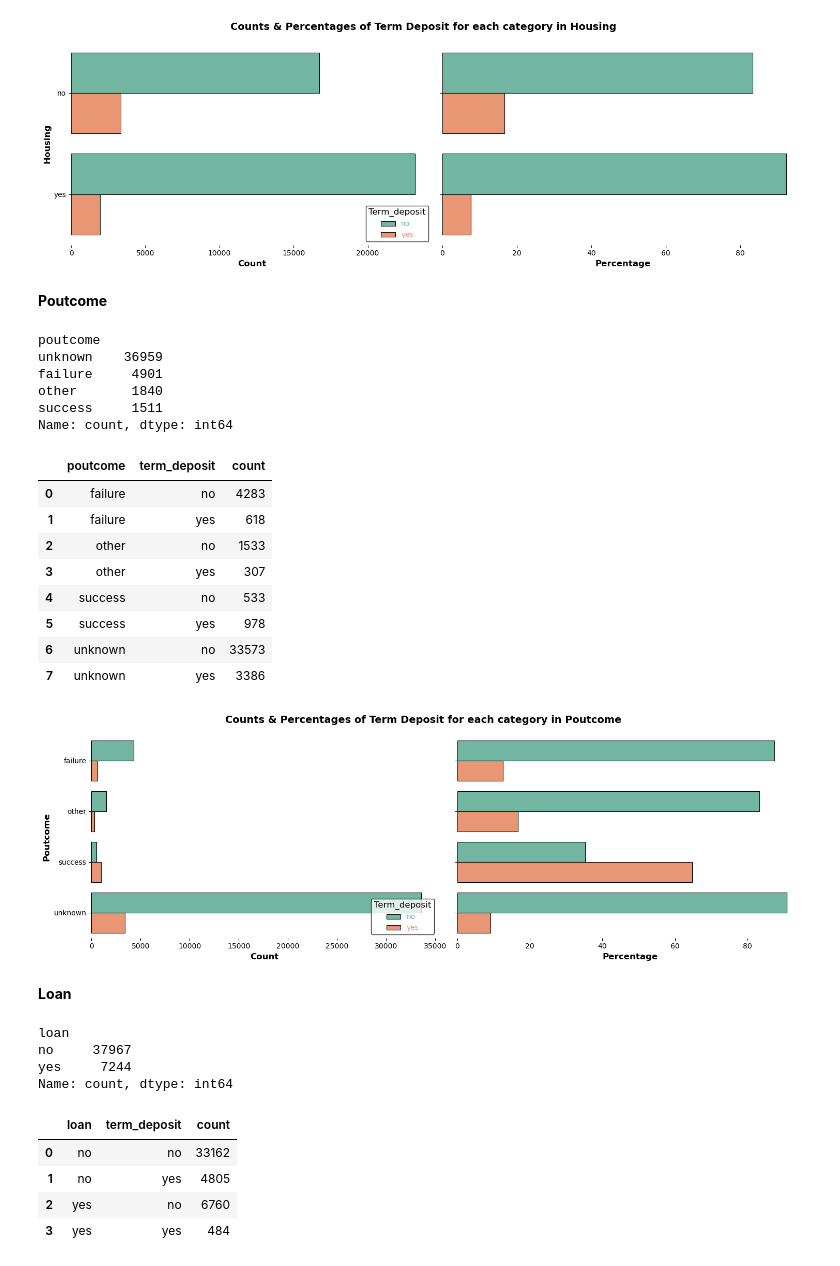
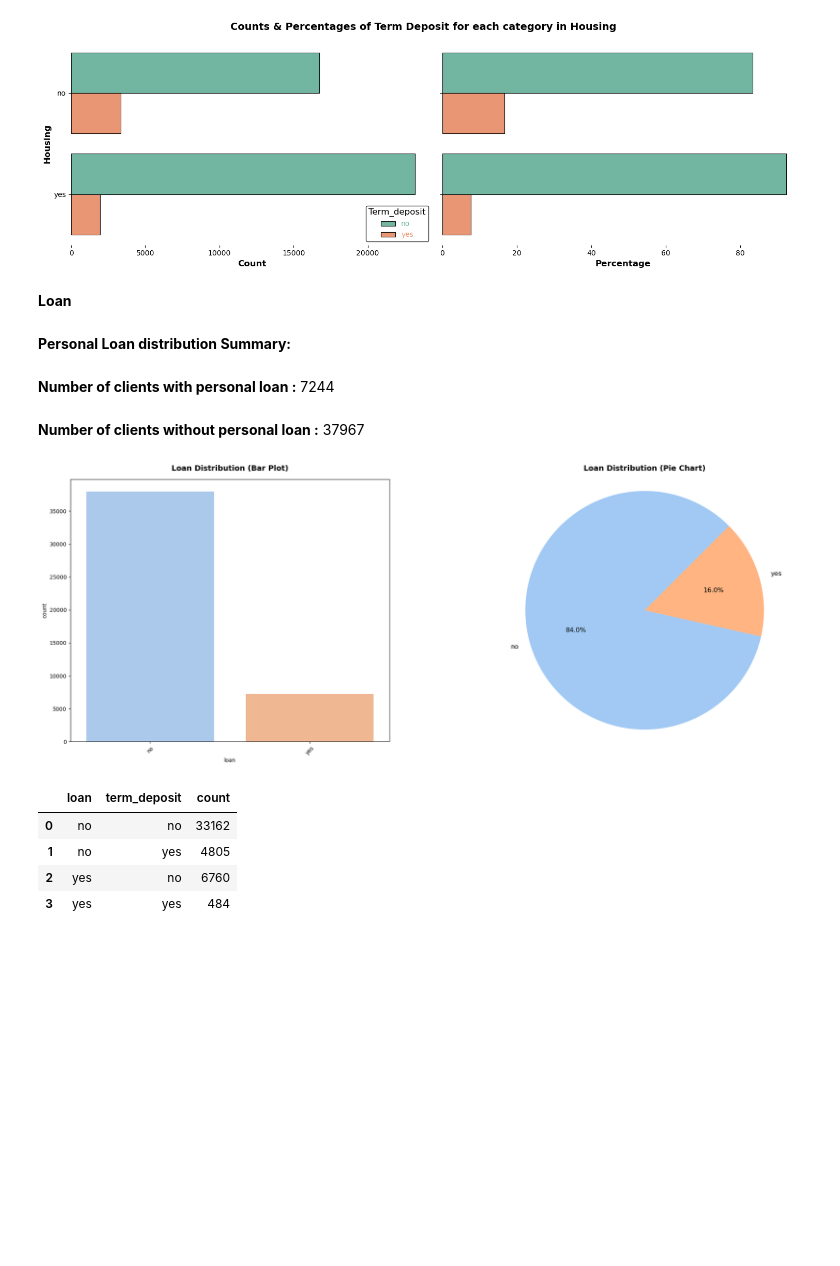
Before and after one commit to annugit1655/Bank-TeleMarketing, a Jupyter notebook: notebooks/01-Data-Cleaning.ipynb, the cells around one changed output. Drawn from its saved outputs; the diff is of its cells as text; code cells hidden in the pictures; blank space fills up the shorter version.

```diff
--- a/notebooks/01-Data-Cleaning.ipynb
+++ b/notebooks/01-Data-Cleaning.ipynb
@@ -1092,39 +1093,20 @@ plot_categorical_columns(data, 'housing')
 | 2 | yes | no | 23195 |
 | 3 | yes | yes | 1935 |
 [figure]
-# %% [markdown]
-**Poutcome**
-# %%
-data['poutcome'].value_counts()
-# %% [output]
-poutcome
-unknown    36959
-failure     4901
-other       1840
-success     1511
-Name: count, dtype: int64
-# %%
-plot_categorical_columns(data,column='poutcome')
-# %% [output]
-|  | poutcome | term_deposit | count |
-| 0 | failure | no | 4283 |
-| 1 | failure | yes | 618 |
-| 2 | other | no | 1533 |
-| 3 | other | yes | 307 |
-| 4 | success | no | 533 |
-| 5 | success | yes | 978 |
-| 6 | unknown | no | 33573 |
-| 7 | unknown | yes | 3386 |
-[figure, removed]
 # %% [markdown]
 **Loan**
 # %%
-data['loan'].value_counts()
+display_md("**Personal Loan distribution Summary:**")
+display_md(f"**Number of clients with personal loan :** {data['loan'].value_counts().get('yes', 0)}")
+display_md(f"**Number of clients without personal loan :** {data['loan'].value_counts().get('no', 0)}")
 # %% [output]
-loan
-no     37967
-yes     7244
-Name: count, dtype: int64
+**Personal Loan distribution Summary:**
+**Number of clients with personal loan :** 7244
+**Number of clients without personal loan :** 37967
+# %%
+univariate_categorical_distribution(data, 'loan')
+# %% [output]
+[figure, added]
 # %%
 plot_categorical_columns(data, column='loan')
 # %% [output]
```
Also changed, not shown: parts of 37 cells of this notebook.
